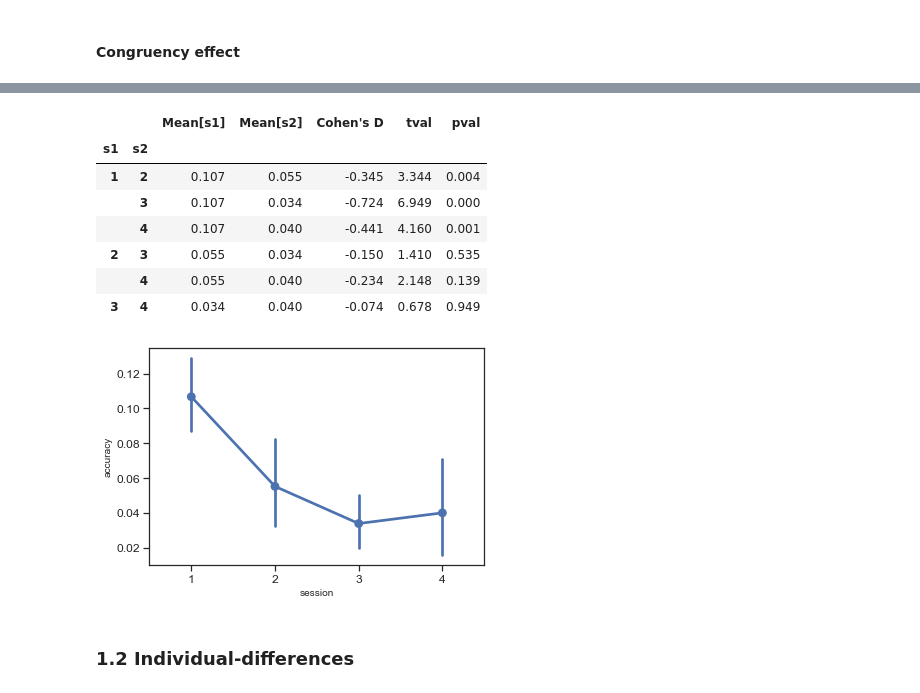
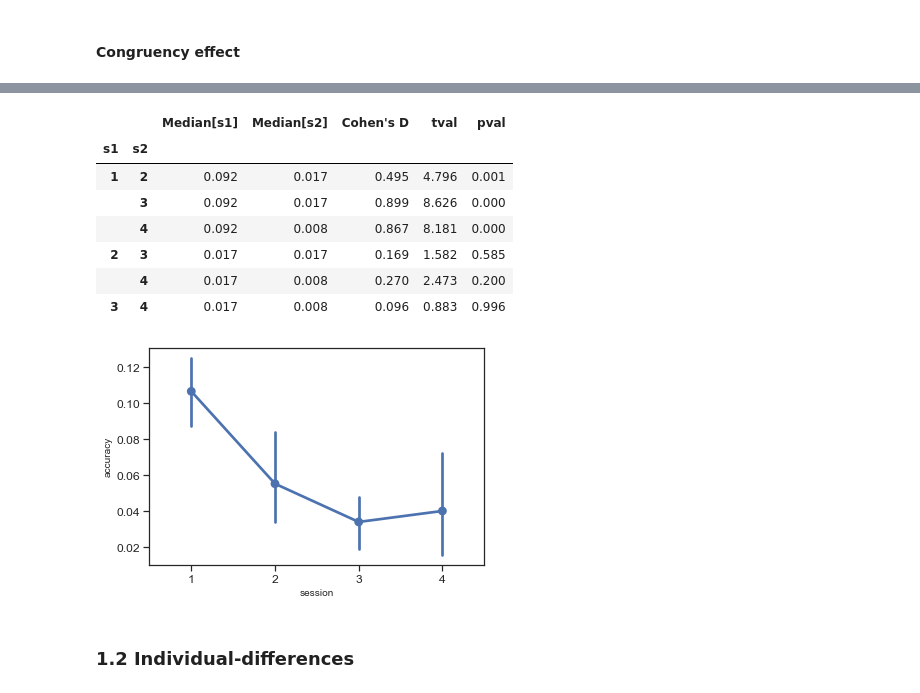
Before and after one commit to nivlab/RobotFactory, a Jupyter notebook: study01/02_Descriptive.ipynb, the cells around one changed output, grey strips where cells are left out. Drawn from its saved outputs; the diff is of its cells as text; code cells hidden in the pictures.

```diff
--- a/study01/02_Descriptive.ipynb
+++ b/study01/02_Descriptive.ipynb
@@ -207,2 +301,32 @@ summary.set_index(['s1','s2']).round(3)
 # %% [markdown]
 #### Congruency effect
+# %%
+np.random.seed(47404)
+
+pivot = data.pivot_table('accuracy','subject',['robot','session'])
+pivot = pivot[['gw','ngal']].T.groupby(level=-1).mean().T -\
+        pivot[['ngw','gal']].T.groupby(level=-1).mean().T
+gb = pivot.melt(ignore_index=False, value_name='accuracy')
+
+## Compute summary statistics.
+summary = DataFrame(pivot.median().T).rename(columns={0: 'Median'})
+
+## Compute t-tests.
+tval = np.zeros((n_iter+1, len(sessions)))
+for i in tqdm(range(len(tval))):
+
+    ## Shuffle signs.
+    if i: pivot = pivot.apply(lambda x: x * np.random.choice([1,-1], x.size, replace=True))
+
+    ## Iterate over session pairs.
+    for j, s in enumerate(sessions):
+        tval[i,j] = np.nanmedian(pivot[s].values)
+
+## Compute p-values.
+tval, null = tval[0], tval[1:]
+null = null[np.arange(len(null)), np.argmax(np.abs(null), axis=1)]
+pval = (np.sum(np.abs(tval) < np.abs(null).reshape(-1,1), axis=0) + 1) / (n_iter + 1)
+summary['pval'] = pval
+
+## Return summary.
+summary.round(3)
@@ -215,44 +346,49 @@ pivot = pivot[['gw','ngal']].T.groupby(level=-1).mean().T -\
 gb = pivot.melt(ignore_index=False, value_name='accuracy')
 
 ## Compute summary statistics.
 summary = []
 for j, (a, b) in enumerate(pairs):
-    summary.append({'s1': a, 's2': b, 'Mean[s1]': pivot[a].mean(), 'Mean[s2]': pivot[b].mean(),
-        "Cohen's D": pivot[[a,b]].diff(axis=1)[b].mean() / pivot[[a,b]].diff(axis=1)[b].std()})
+    summary.append({
+        's1': a,
+        's2': b,
+        'Median[s1]': pivot[a].median(),
+        'Median[s2]': pivot[b].median(),
+        "Cohen's D": cohens_d((pivot[a] - pivot[b]).dropna())
+    })
 summary = DataFrame(summary)
 
 ## Compute t-tests.
 tval = np.zeros((n_iter+1, len(pairs)))
 for i in tqdm(range(len(tval))):
 
     ## Shuffle membership.
     if i: pivot = pivot.T.apply(np.random.permutation).T
 
     ## Iterate over session pairs.
     for j, (a, b) in enumerate(pairs):
-        tval[i,j], _ = ttest_rel(*pivot[[a,b]].dropna().values.T)
+        tval[i,j] = ttest_rel(*pivot[[a,b]].dropna().values.T)
 
 ## Compute p-values.
 tval, null = tval[0], tval[1:]
 null = null[np.arange(len(null)), np.argmax(np.abs(null), axis=1)]
 pval = (np.sum(np.abs(tval) < np.abs(null).reshape(-1,1), axis=0) + 1) / (n_iter + 1)
 summary['tval'] = tval; summary['pval'] = pval
 
 ## Plot.
 ax = sns.pointplot(x='session', y='accuracy', data=gb)
 
 ## Return information.
 summary.set_index(['s1','s2']).round(3)
 # %% [output]
-|  |  | Mean[s1] | Mean[s2] | Cohen's D | tval | pval |
+|  |  | Median[s1] | Median[s2] | Cohen's D | tval | pval |
 | s1 | s2 |  |  |  |  |  |
-| 1 | 2 | 0.107 | 0.055 | -0.345 | 3.344 | 0.004 |
-|  | 3 | 0.107 | 0.034 | -0.724 | 6.949 | 0.000 |
-|  | 4 | 0.107 | 0.040 | -0.441 | 4.160 | 0.001 |
-| 2 | 3 | 0.055 | 0.034 | -0.150 | 1.410 | 0.535 |
-|  | 4 | 0.055 | 0.040 | -0.234 | 2.148 | 0.139 |
-| 3 | 4 | 0.034 | 0.040 | -0.074 | 0.678 | 0.949 |
+| 1 | 2 | 0.092 | 0.017 | 0.495 | 4.796 | 0.001 |
+|  | 3 | 0.092 | 0.017 | 0.899 | 8.626 | 0.000 |
+|  | 4 | 0.092 | 0.008 | 0.867 | 8.181 | 0.000 |
+| 2 | 3 | 0.017 | 0.017 | 0.169 | 1.582 | 0.585 |
+|  | 4 | 0.017 | 0.008 | 0.270 | 2.473 | 0.200 |
+| 3 | 4 | 0.017 | 0.008 | 0.096 | 0.883 | 0.996 |
-[figure, old version]
+[figure, new version]
 # %% [markdown]
 ### 1.2 Individual-differences
 # %%
```
Also changed, not shown: parts of 11 cells of this notebook, 5 other files.
